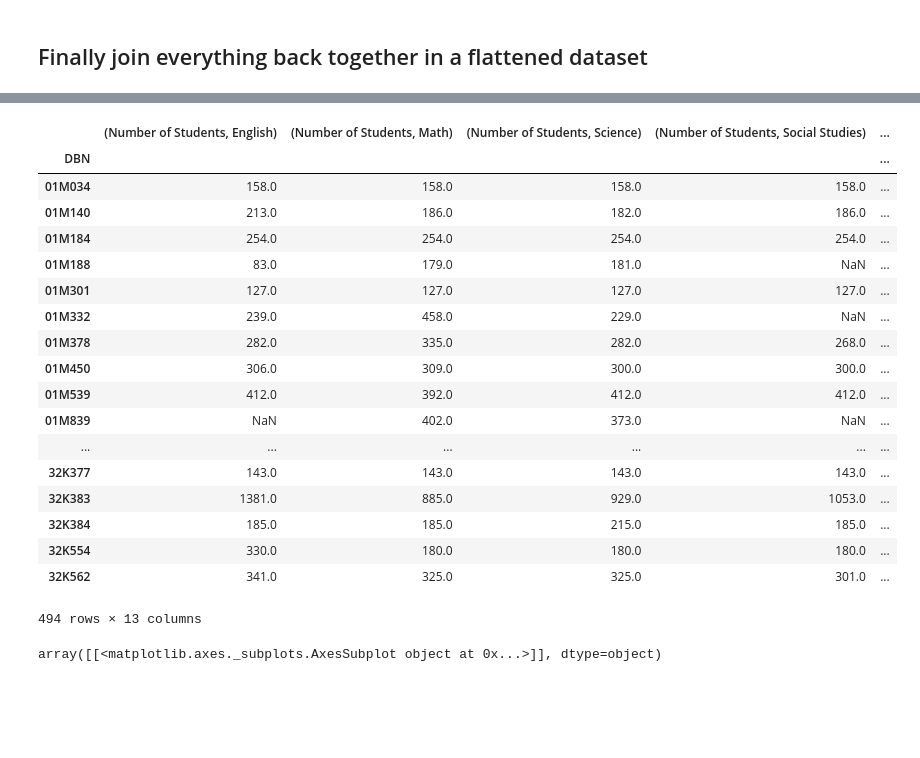
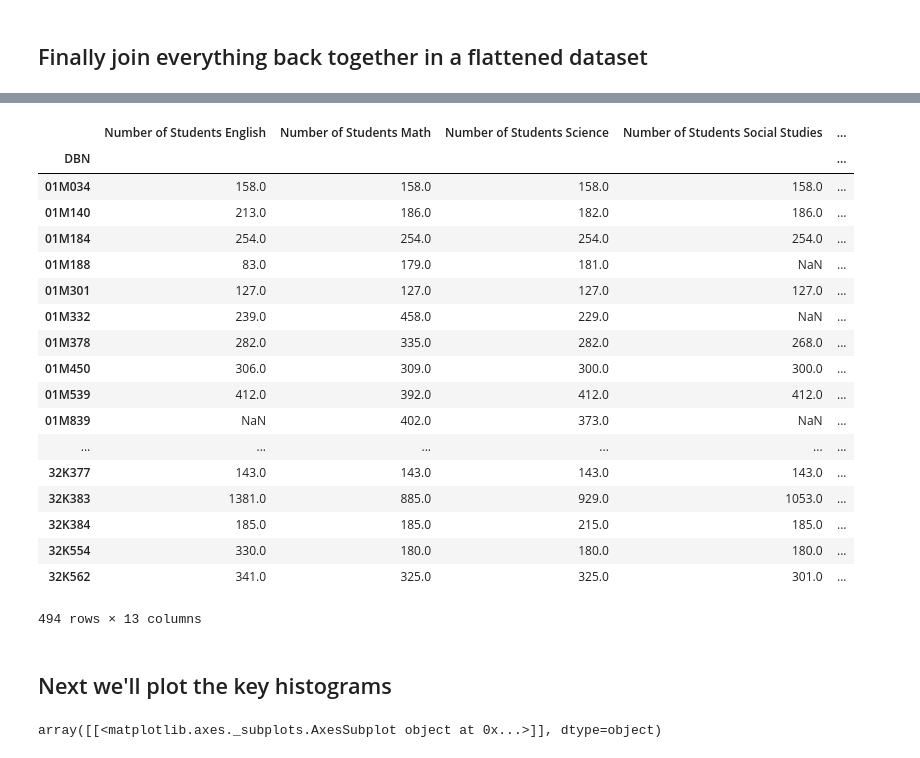
Before and after one commit to mwinton/W207-final-project, a Jupyter notebook: PASSNYC_winton.ipynb, the cells around one changed output, grey strips where cells are left out. Cells and saved outputs as stored; diff of their text form; code cells hidden in the pictures; blank space fills up the shorter version.

Commit message:
cleaned class size dataset

```diff
--- a/PASSNYC_winton.ipynb
+++ b/PASSNYC_winton.ipynb
@@ -231,3 +267,6 @@ class_stats_df
 # %%
 # reindex so we can pivot
 class_stats_df = class_stats_df.reset_index()
+
+# pivot to get department x stats into columns, not rows
+class_stats_w_avg_df = class_stats_df.pivot(index='DBN', columns='Department')
@@ -281,2 +297,7 @@ class_stats_df
 # %% [markdown]
 ## Finally join everything back together in a flattened dataset
+# %%
+# create column names based on the "levels" generated during groupby
+class_size_out_df = class_stats_w_avg_df.copy(deep=False)
+class_size_out_df.columns = [' '.join(col).strip() for col in class_size_out_df.columns.values]
+class_size_out_df.columns
@@ -283,9 +312,9 @@ class_stats_df
 # %%
-# join these two together
-class_size_out_df = class_stats_df.join(ratio_df)
+# join the class size states with student-teacher ratio
+class_size_out_df = class_size_out_df.join(ratio_df)
 class_size_out_df
 # %% [output]
-|  | (Number of Students, English) | (Number of Students, Math) | (Number of Students, Science) | (Number of Students, Social Studies) | ... |
+|  | Number of Students English | Number of Students Math | Number of Students Science | Number of Students Social Studies | ... |
 | DBN |  |  |  |  | ... |
 | 01M034 | 158.0 | 158.0 | 158.0 | 158.0 | ... |
 | 01M140 | 213.0 | 186.0 | 182.0 | 186.0 | ... |
@@ -304,6 +333,8 @@ class_size_out_df
 | 32K554 | 330.0 | 180.0 | 180.0 | 180.0 | ... |
 | 32K562 | 341.0 | 325.0 | 325.0 | 301.0 | ... |
 494 rows × 13 columns
+# %% [markdown]
+## Next we'll plot the key histograms
 # %%
 class_size_out_df.hist(column='School Pupil-Teacher Ratio')
 # %% [output]
```
Also changed, not shown: parts of 29 cells of this notebook, 1 other file.
